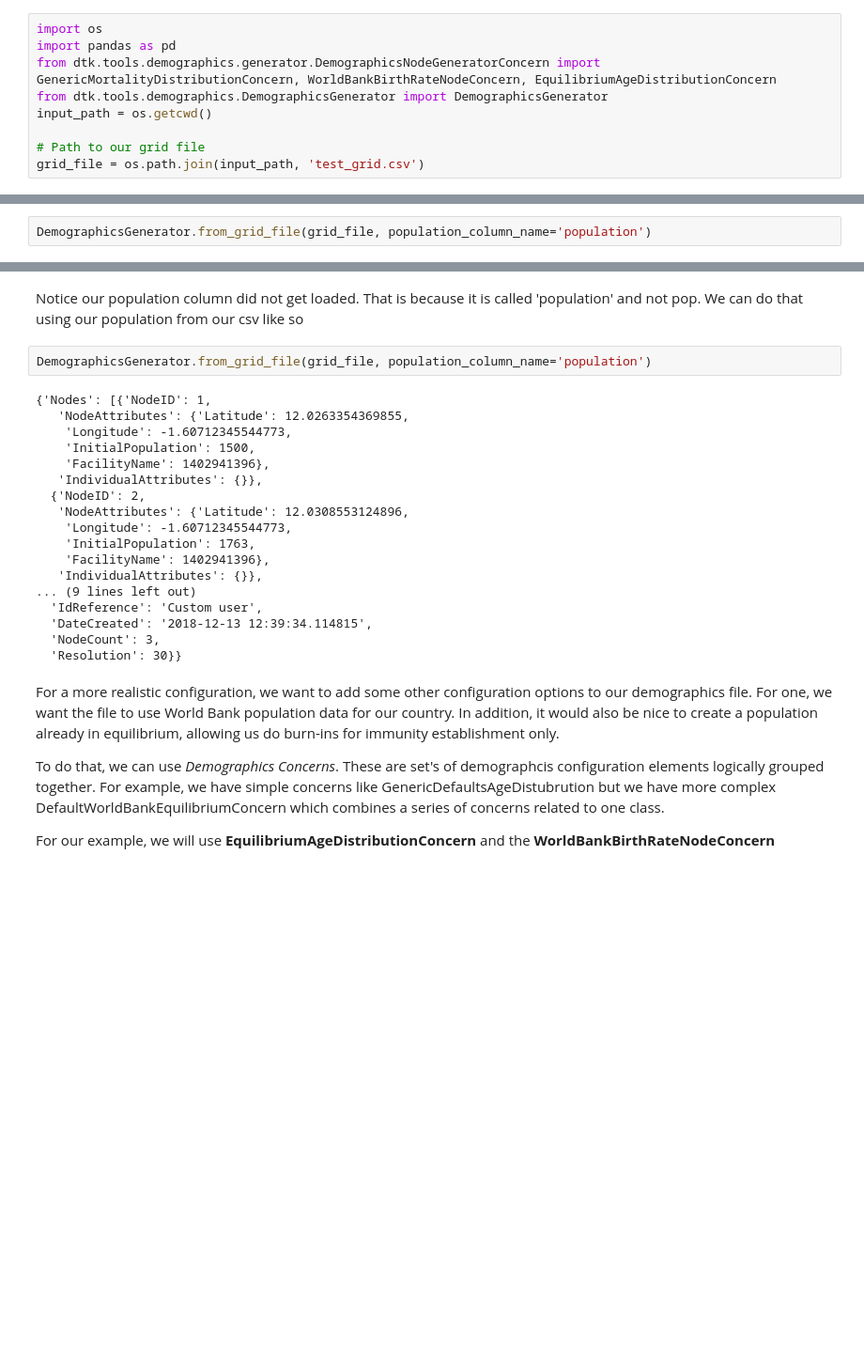
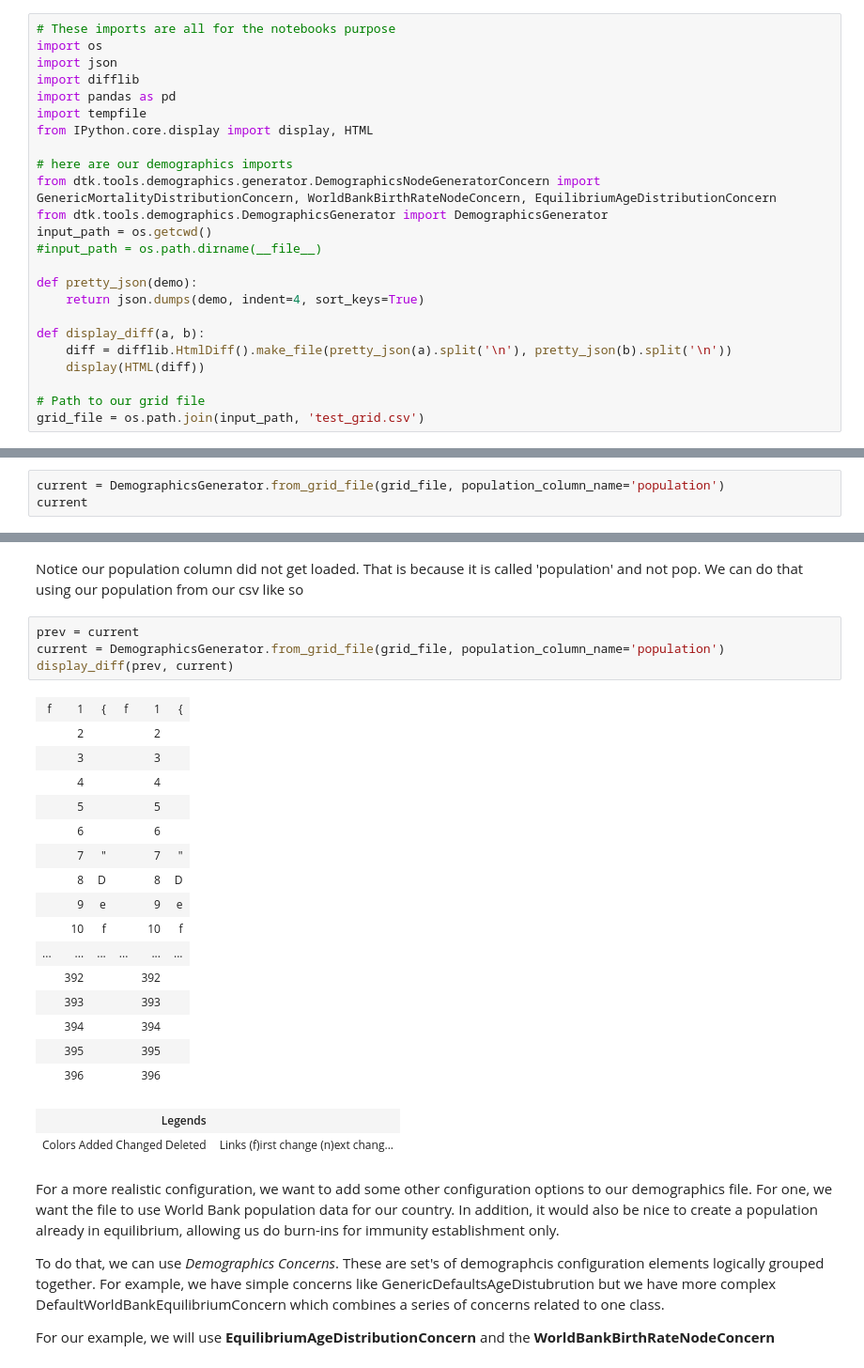
Before and after one commit to YeChen-IDM/dtk-tools-1, a Jupyter notebook: examples/DemographicsGenerator/example_demographics_generated.py.ipynb, the cells around one changed output, grey strips where cells are left out. Shown at 94% size. Cells and saved outputs as stored; diff of their text form; blank space fills up the shorter version.

```diff
--- a/examples/DemographicsGenerator/example_demographics_generated.py.ipynb
+++ b/examples/DemographicsGenerator/example_demographics_generated.py.ipynb
@@ -1,9 +1,24 @@
 # %%
+# These imports are all for the notebooks purpose
 import os
+import json
+import difflib
 import pandas as pd
+import tempfile
+from IPython.core.display import display, HTML
+
+# here are our demographics imports
 from dtk.tools.demographics.generator.DemographicsNodeGeneratorConcern import GenericMortalityDistributionConcern, WorldBankBirthRateNodeConcern, EquilibriumAgeDistributionConcern
 from dtk.tools.demographics.DemographicsGenerator import DemographicsGenerator
 input_path = os.getcwd()
+#input_path = os.path.dirname(__file__)
+
+def pretty_json(demo):
+    return json.dumps(demo, indent=4, sort_keys=True)
+
+def display_diff(a, b):
+    diff = difflib.HtmlDiff().make_file(pretty_json(a).split('\n'), pretty_json(b).split('\n'))
+    display(HTML(diff))
 
 # Path to our grid file
 grid_file = os.path.join(input_path, 'test_grid.csv')
@@ -21,7 +36,8 @@ pd.read_csv(grid_file)
 # %% [markdown]
 Now let's load the grid file without specifying any concerns
 # %%
-DemographicsGenerator.from_grid_file(grid_file, population_column_name='population')
+current = DemographicsGenerator.from_grid_file(grid_file, population_column_name='population')
+current
 # %% [output]
 {'Nodes': [{'NodeID': 1,
    'NodeAttributes': {'Latitude': 12.0263354369855,
@@ -43,25 +59,28 @@ DemographicsGenerator.from_grid_file(grid_file, population_column_name='populati
 # %% [markdown]
 Notice our population column did not get loaded. That is because it is called 'population' and not pop. We can do that using our population from our csv like so
 # %%
-DemographicsGenerator.from_grid_file(grid_file, population_column_name='population')
+prev = current
+current = DemographicsGenerator.from_grid_file(grid_file, population_column_name='population')
+display_diff(prev, current)
 # %% [output]
-{'Nodes': [{'NodeID': 1,
-   'NodeAttributes': {'Latitude': 12.0263354369855,
-    'Longitude': -1.60712345544773,
-    'InitialPopulation': 1500,
-    'FacilityName': 1402941396},
-   'IndividualAttributes': {}},
-  {'NodeID': 2,
-   'NodeAttributes': {'Latitude': 12.0308553124896,
-    'Longitude': -1.60712345544773,
-    'InitialPopulation': 1763,
-    'FacilityName': 1402941396},
-   'IndividualAttributes': {}},
-... (9 lines left out)
-  'IdReference': 'Custom user',
-  'DateCreated': '2018-12-13 12:39:34.114815',
-  'NodeCount': 3,
-  'Resolution': 30}}
+| f | 1 | { | f | 1 | { |
+|  | 2 |  |  | 2 |  |
+|  | 3 |  |  | 3 |  |
+|  | 4 |  |  | 4 |  |
+|  | 5 |  |  | 5 |  |
+|  | 6 |  |  | 6 |  |
+|  | 7 | " |  | 7 | " |
+|  | 8 | D |  | 8 | D |
+|  | 9 | e |  | 9 | e |
+|  | 10 | f |  | 10 | f |
+| ... | ... | ... | ... | ... | ... |
+|  | 392 |  |  | 392 |  |
+|  | 393 |  |  | 393 |  |
+|  | 394 |  |  | 394 |  |
+|  | 395 |  |  | 395 |  |
+|  | 396 |  |  | 396 |  |
+| Legends |  |
+| Colors Added Changed Deleted | Links (f)irst change (n)ext chang... |
 # %% [markdown]
 For a more realistic configuration, we want to add some other configuration options to our demographics file. For one, we want the file to use World Bank population data for our country. In addition, it would also be nice to create a population already in equilibrium, allowing us do burn-ins for immunity establishment only.
 
```
Also changed, not shown: parts of 3 cells of this notebook, 2 other files.
